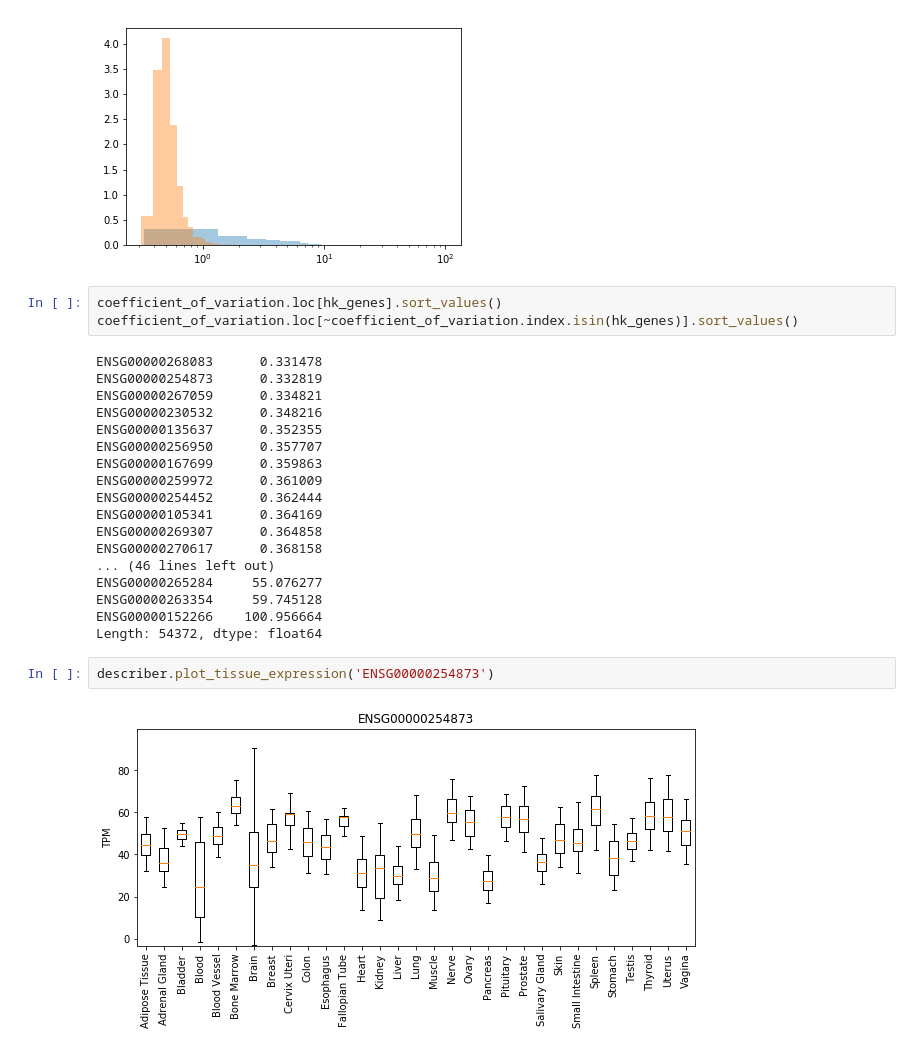
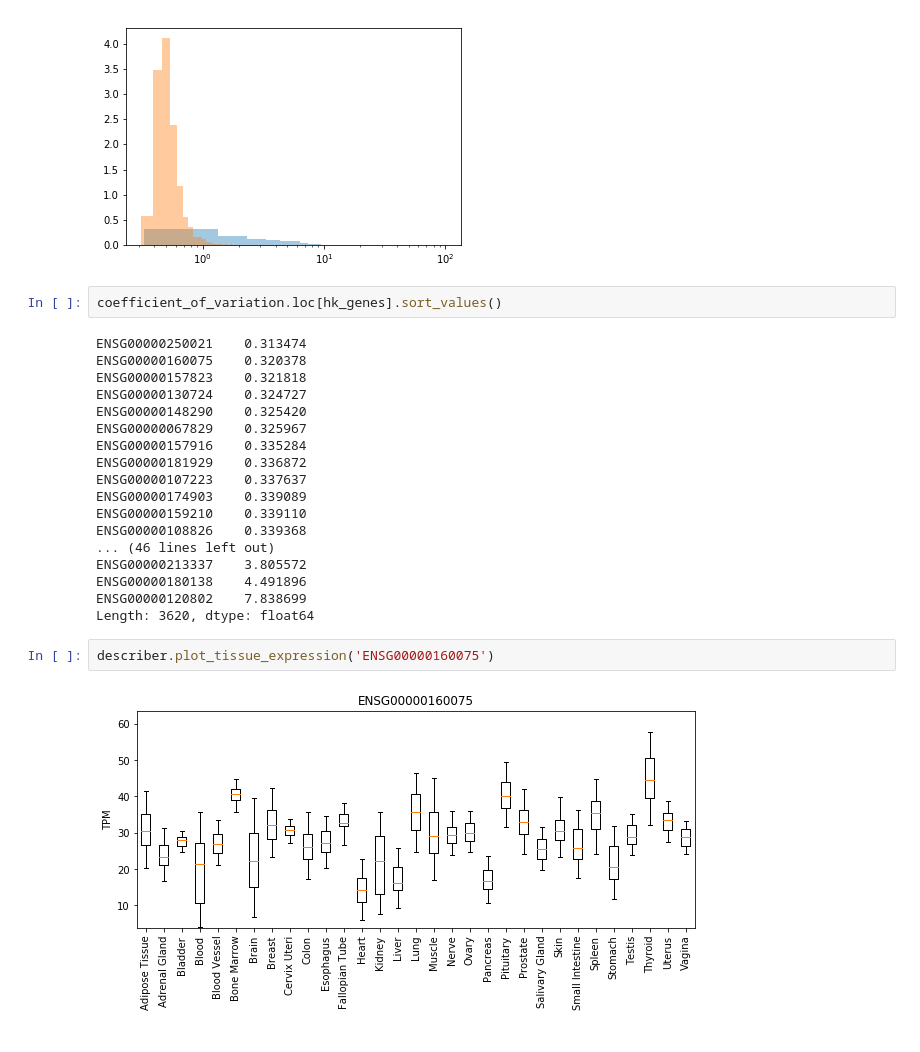
Before and after one commit to unlearnai/genemunge, a Jupyter notebook: examples/control_genes.ipynb, the cells around one changed output. Drawn from its saved outputs; the diff is of its cells as text.

```diff
--- a/examples/control_genes.ipynb
+++ b/examples/control_genes.ipynb
@@ -30,27 +30,26 @@ ax.set_xscale('log')
 [figure]
 # %%
 coefficient_of_variation.loc[hk_genes].sort_values()
-coefficient_of_variation.loc[~coefficient_of_variation.index.isin(hk_genes)].sort_values()
 # %% [output]
-ENSG00000268083      0.331478
-ENSG00000254873      0.332819
-ENSG00000267059      0.334821
-ENSG00000230532      0.348216
-ENSG00000135637      0.352355
-ENSG00000256950      0.357707
-ENSG00000167699      0.359863
-ENSG00000259972      0.361009
-ENSG00000254452      0.362444
-ENSG00000105341      0.364169
-ENSG00000269307      0.364858
-ENSG00000270617      0.368158
+ENSG00000250021    0.313474
+ENSG00000160075    0.320378
+ENSG00000157823    0.321818
+ENSG00000130724    0.324727
+ENSG00000148290    0.325420
+ENSG00000067829    0.325967
+ENSG00000157916    0.335284
+ENSG00000181929    0.336872
+ENSG00000107223    0.337637
+ENSG00000174903    0.339089
+ENSG00000159210    0.339110
+ENSG00000108826    0.339368
 ... (46 lines left out)
-ENSG00000265284     55.076277
-ENSG00000263354     59.745128
-ENSG00000152266    100.956664
-Length: 54372, dtype: float64
+ENSG00000213337    3.805572
+ENSG00000180138    4.491896
+ENSG00000120802    7.838699
+Length: 3620, dtype: float64
 # %%
-describer.plot_tissue_expression('ENSG00000254873')
+describer.plot_tissue_expression('ENSG00000160075')
 # %% [output]
-[figure, old version]
+[figure, new version]
 # %%
```
Also changed, not shown: parts of 1 cell of this notebook, 1 other file.
